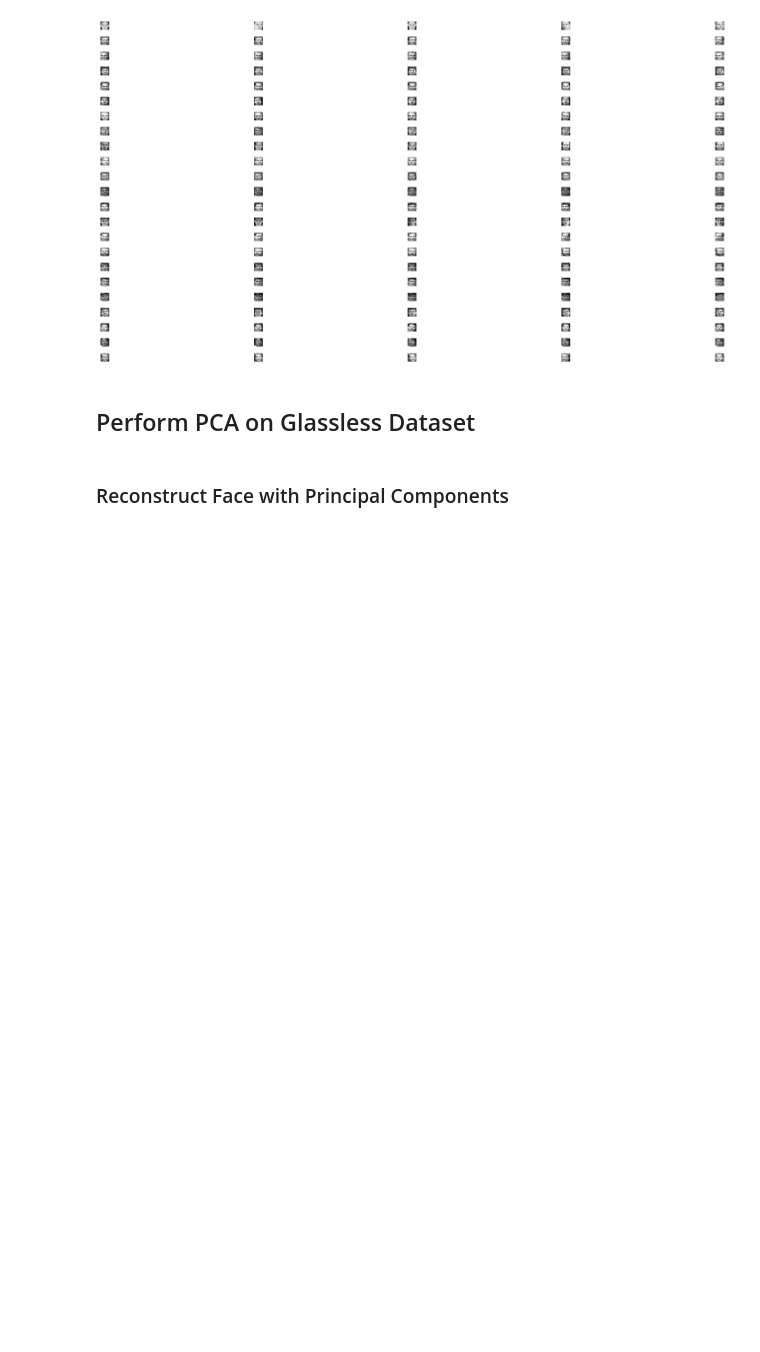
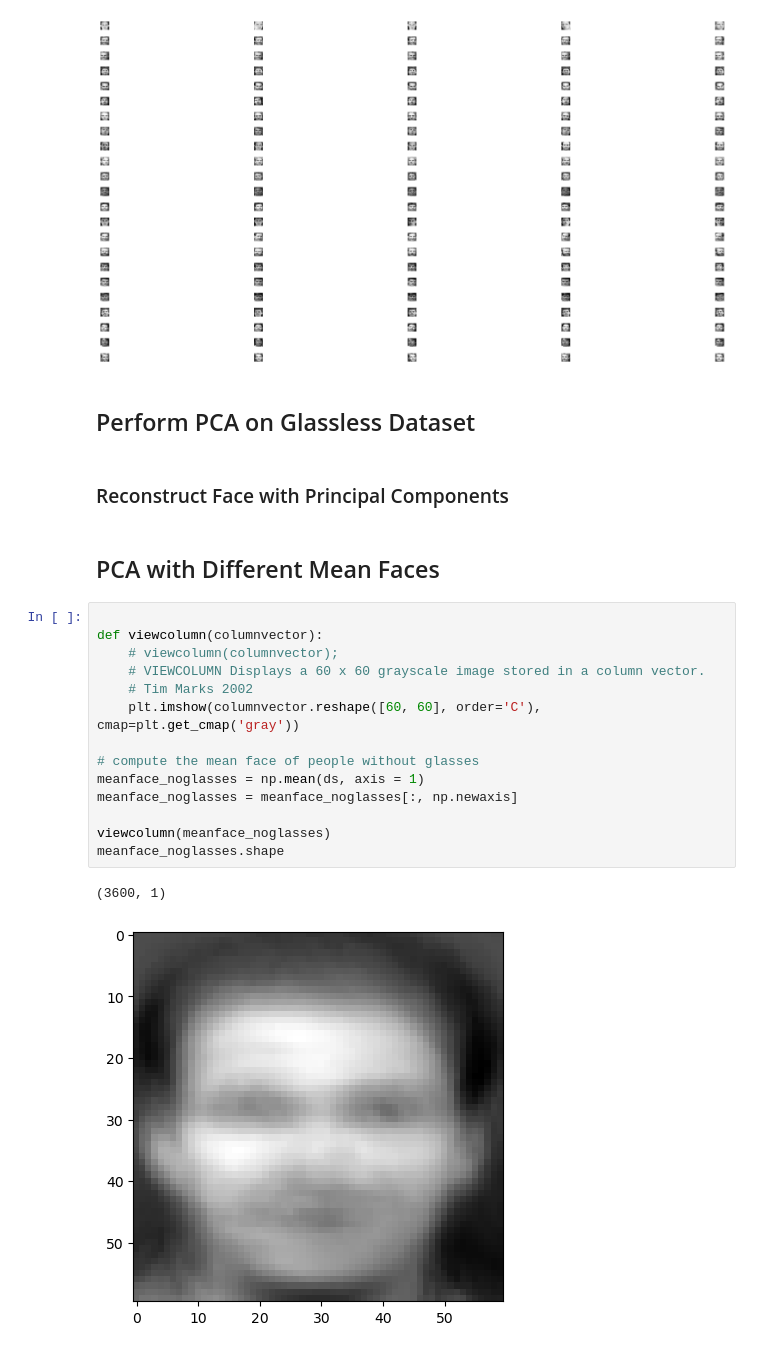
Before and after one commit to sebastian110203/COGS118BProject, a Jupyter notebook: Cogs118b_Project.ipynb, the cells around one changed output. Saved outputs shown, nothing was run; the diff lists cells and outputs as text; blank space fills up the shorter version.

Commit message:
tried the method of minusing the meanface and adding a different one

```diff
--- a/Cogs118b_Project.ipynb
+++ b/Cogs118b_Project.ipynb
@@ -86,3 +86,22 @@ display_pgm_images(images, selected_people, selected_imgs)
 ## Perform PCA on Glassless Dataset
 # %% [markdown]
 ### Reconstruct Face with Principal Components
+# %% [markdown]
+## PCA with Different Mean Faces
+# %%
+
+def viewcolumn(columnvector):
+    # viewcolumn(columnvector);
+    # VIEWCOLUMN Displays a 60 x 60 grayscale image stored in a column vector.
+    # Tim Marks 2002
+    plt.imshow(columnvector.reshape([60, 60], order='C'), cmap=plt.get_cmap('gray'))
+
+# compute the mean face of people without glasses
+meanface_noglasses = np.mean(ds, axis = 1)
+meanface_noglasses = meanface_noglasses[:, np.newaxis]
+
+viewcolumn(meanface_noglasses)
+meanface_noglasses.shape
+# %% [output]
+(3600, 1)
+[figure, added]
```
Also changed, not shown: parts of 5 cells of this notebook.
